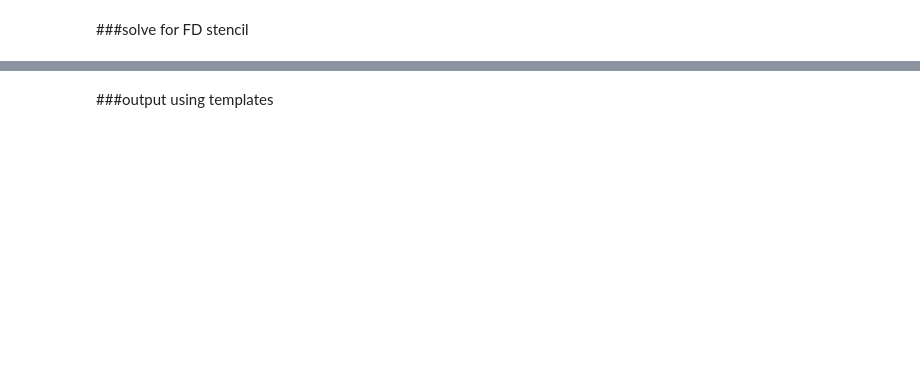
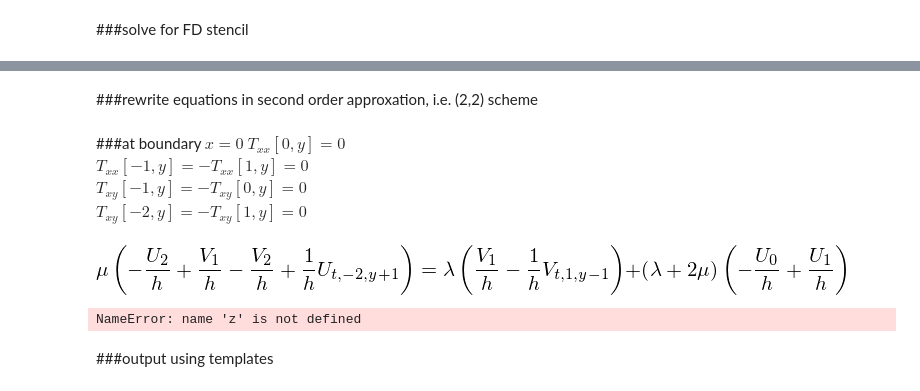
Before and after one commit to devitocodes/opesci-fd, a Jupyter notebook: codegen/demo_pochoir_convergent.ipynb, the cells around one changed output, grey strips where cells are left out. Saved outputs shown, nothing was run; the diff lists cells and outputs as text; code cells hidden in the pictures; blank space fills up the shorter version.

Commit message:
failed attempt to do free surface boundary condition

```diff
--- a/codegen/demo_pochoir_convergent.ipynb
+++ b/codegen/demo_pochoir_convergent.ipynb
@@ -147,3 +141,38 @@ U_t
+# %%
+l = [t,x,y]
+
+# first-order spacial derivatives of velocities
+# O(h^2) accuracy
+
+DxU2 = Deriv_half(U,l,1,h,1,shift_forward=False)[1]
+DyV2 = Deriv_half(V,l,2,h,1,shift_forward=False)[1]
+DyU2 = Deriv_half(U,l,2,h,1)[1]
+DxV2 = Deriv_half(V,l,1,h,1)[1]
+# %% [markdown]
+###rewrite equations in second order approxation, i.e. (2,2) scheme
+# %%
+# stress-strain equations
+DtTxx_expr = (lam + 2*mu)*DxU2 + lam*DyV2
+DtTyy_expr = (lam + 2*mu)*DyV2 + lam*DxU2
+DtTxy_expr = mu*(DyU2+DxV2)
+# %% [markdown]
+###at boundary $x=0$
+$T_{xx}[0,y]=0$<br>
+$T_{xx}[-1,y]=-T_{xx}[1,y]=0$<br>
+$T_{xy}[-1,y]=-T_{xy}[0,y]=0$<br>
+$T_{xy}[-2,y]=-T_{xy}[1,y]=0$<br>
+# %%
+U_2,U_1,U0,U1,U2,V_2,V_1,V0,V1,V2 = symbols('U_2 U_1 U0 U1 U2 V_2 V_1 V0 V1 V2')
+sublist = {U[t,-2,y]:U_2,U[t,-1,y]:U_1,U[t,0,y]:U0,U[t,1,y]:U1,U[t,2,y]:U2}
+sublist.update({V[t,-2,y]:V_2,V[t,-1,y]:V_1,V[t,0,y]:V0,V[t,1,y]:V1,V[t,2,y]:V2})
+eq8 = Eq(DtTxx_expr.subs(x,0),0).subs(sublist)
+eq9 = Eq(DtTxx_expr.subs(x,-1),DtTxx_expr.subs(x,1)).subs(sublist)
+eq10 = Eq(DtTxy_expr.subs(x,-1),DtTxx_expr.subs(x,0)).subs(sublist)
+eq11 = Eq(DtTxy_expr.subs(x,-2),DtTxx_expr.subs(x,1)).subs(sublist)
+# %%
+eq11
+# %% [output]
+[figure, added]
 # %%
 # constant boundary condition
 bc_const = Float(0)
@@ -153,6 +182,8 @@ bc_dirichlet = 100 + 0.2*t
 bc_neumann = Deriv(U,l,1,h,2)[1] - 1
 # %%
 bc_neuman1 = solve(bc_neumann,U[t,x+1,y,z])[0].subs(x+1,x); assign_pochoir_bc(bc_neuman1)
+# %% [output]
+NameError: name 'z' is not defined
 # %%
 bc_U_x0 = assign_pochoir_bc(bc_const); bc_U_x1 = assign_pochoir_bc(bc_const)
 bc_U_y0 = assign_pochoir_bc(bc_const); bc_U_y1 = assign_pochoir_bc(bc_const)
```
Also changed, not shown: parts of 23 cells of this notebook, 1 other file.
